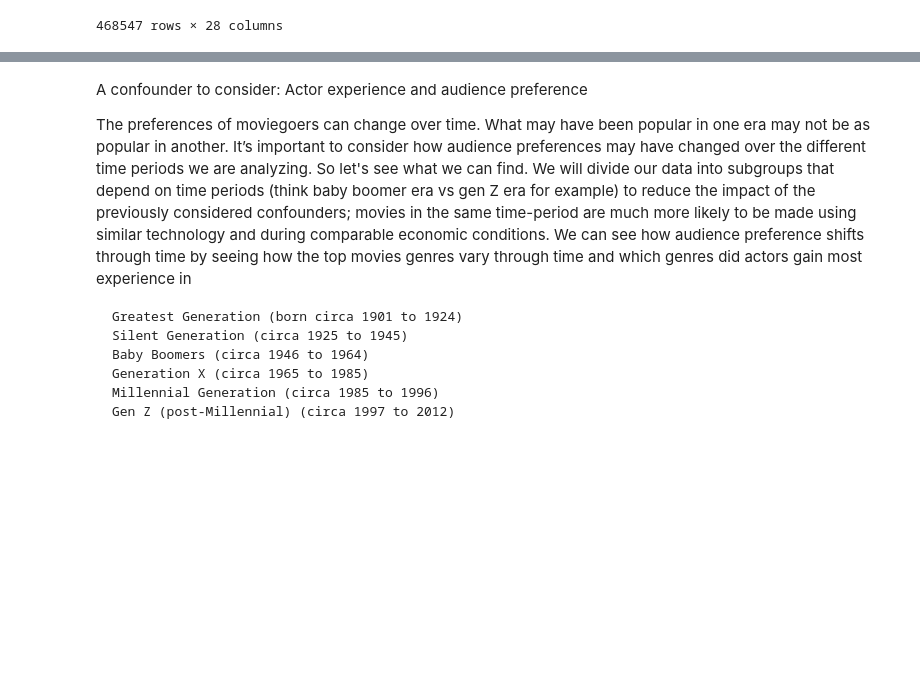
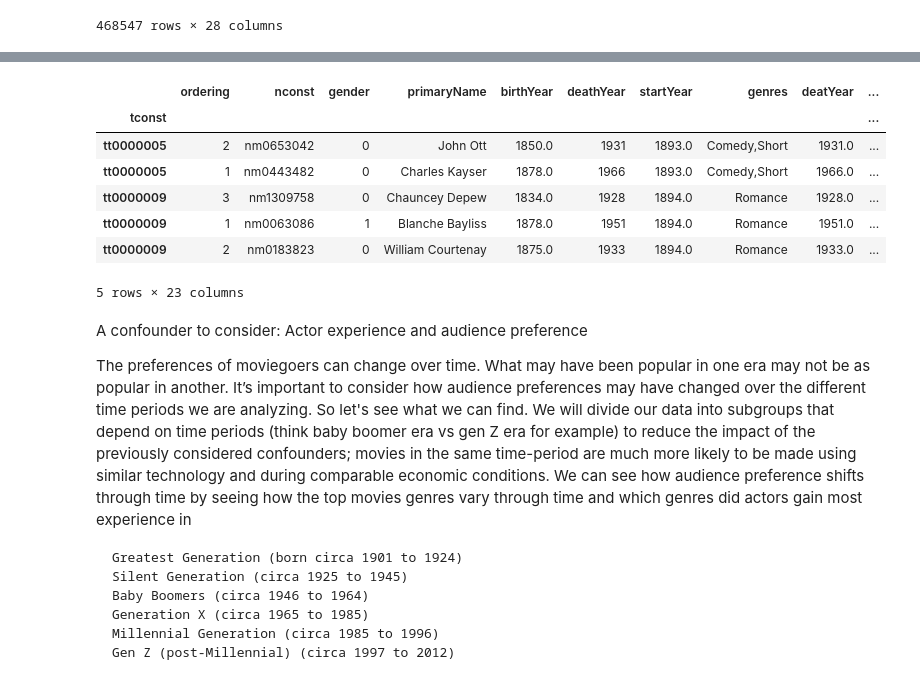
Before and after one commit to epfl-ada/ada-2022-project-jash, a Jupyter notebook: submission.ipynb, the cells around one changed output, grey strips where cells are left out. Cells and saved outputs as stored; diff of their text form; code cells hidden in the pictures; blank space fills up the shorter version.

```diff
--- a/submission.ipynb
+++ b/submission.ipynb
@@ -299,3 +348,24 @@ fig.show()
+# %%
+# filter for selected genres
+selected_genres = ["Drama", "Action", "Comedy", "Adventure", "Romance"]
+movie_actor_combi["genres"] = movie_actor_combi["genres"].values #converting genres column from series to np.array
+
+# add binary column for each selected genre which indicates if movie is part of respective selected genre
+for genre in selected_genres:
+    movie_actor_combi[genre] = [1 if genre in genres else 0 for genres in movie_actor_combi["genres"]] # 0 = movie not part of genre
+
+# filter for movie-actor combies whose movies are part of at least on of the selected genres
+selected_movie_actor_combi = movie_actor_combi[movie_actor_combi[selected_genres].sum(axis = 1) == 1] # aka filter out rows which only have zeros in colums of selected genres
+selected_movie_actor_combi.head()
+# %% [output]
+|  | ordering | nconst | gender | primaryName | birthYear | deathYear | startYear | genres | deatYear | ... |
+| tconst |  |  |  |  |  |  |  |  |  | ... |
+| tt0000005 | 2 | nm0653042 | 0 | John Ott | 1850.0 | 1931 | 1893.0 | Comedy,Short | 1931.0 | ... |
+| tt0000005 | 1 | nm0443482 | 0 | Charles Kayser | 1878.0 | 1966 | 1893.0 | Comedy,Short | 1966.0 | ... |
+| tt0000009 | 3 | nm1309758 | 0 | Chauncey Depew | 1834.0 | 1928 | 1894.0 | Romance | 1928.0 | ... |
+| tt0000009 | 1 | nm0063086 | 1 | Blanche Bayliss | 1878.0 | 1951 | 1894.0 | Romance | 1951.0 | ... |
+| tt0000009 | 2 | nm0183823 | 0 | William Courtenay | 1875.0 | 1933 | 1894.0 | Romance | 1933.0 | ... |
+5 rows × 23 columns
 # %% [markdown]
 A confounder to consider: Actor experience and audience preference
 
```
Also changed, not shown: parts of 13 cells of this notebook.
